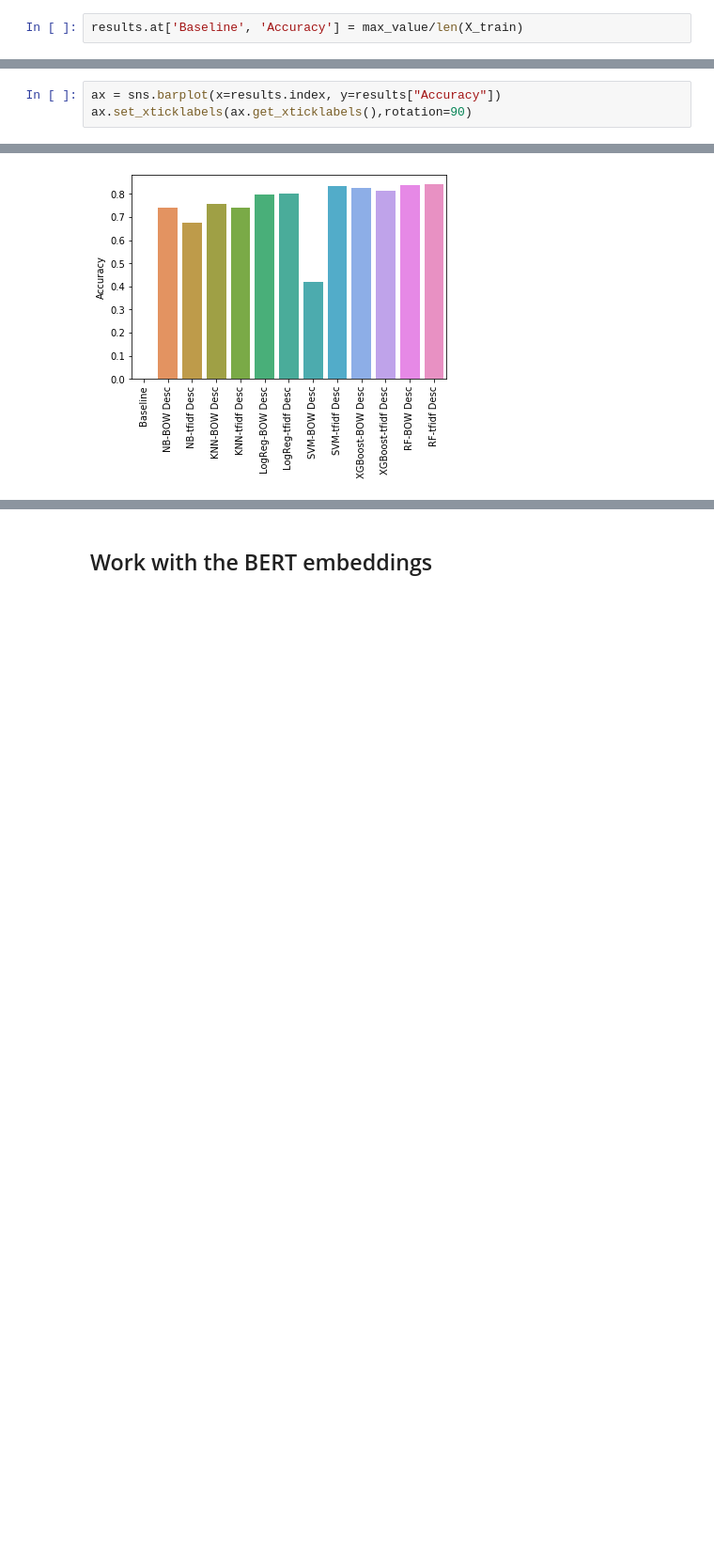
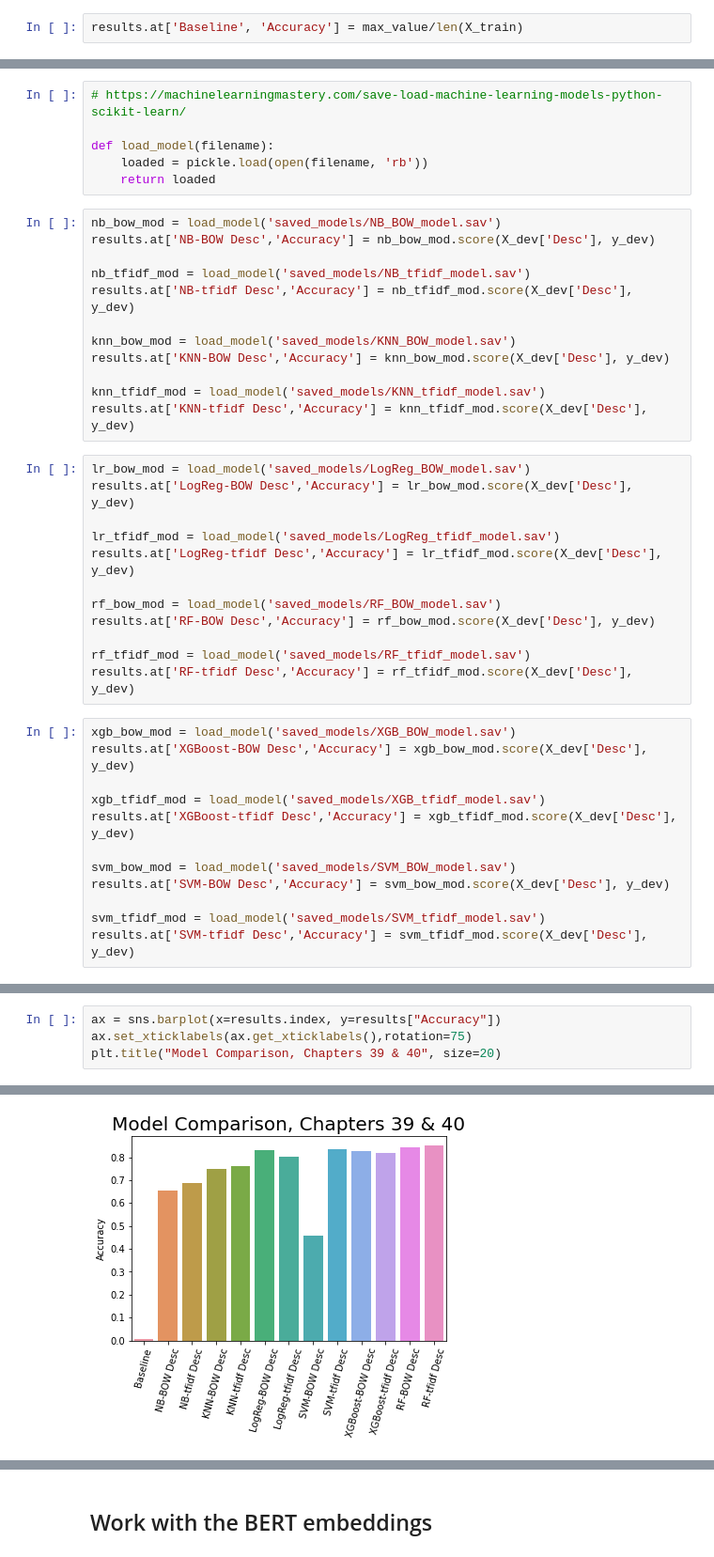
Before and after one commit to ajhoop/MIDS_Capstone, a Jupyter notebook: notebooks/exploratory/Models_small_sampledata39_40_removeHS_andy.ipynb, the cells around one changed output, grey strips where cells are left out. Shown: that part at 94% size. Drawn from its saved outputs; the diff is of its cells as text; blank space fills up the shorter version.

Commit message:
chapters 10-19

```diff
--- a/notebooks/exploratory/Models_small_sampledata39_40_removeHS_andy.ipynb
+++ b/notebooks/exploratory/Models_small_sampledata39_40_removeHS_andy.ipynb
@@ -1097,3 +781,45 @@ Dev set results:
+# %%
+# https://machinelearningmastery.com/save-load-machine-learning-models-python-scikit-learn/
+
+def load_model(filename):
+    loaded = pickle.load(open(filename, 'rb'))
+    return loaded
+# %%
+nb_bow_mod = load_model('saved_models/NB_BOW_model.sav')
+results.at['NB-BOW Desc','Accuracy'] = nb_bow_mod.score(X_dev['Desc'], y_dev)
+
+nb_tfidf_mod = load_model('saved_models/NB_tfidf_model.sav')
+results.at['NB-tfidf Desc','Accuracy'] = nb_tfidf_mod.score(X_dev['Desc'], y_dev)
+
+knn_bow_mod = load_model('saved_models/KNN_BOW_model.sav')
+results.at['KNN-BOW Desc','Accuracy'] = knn_bow_mod.score(X_dev['Desc'], y_dev)
+
+knn_tfidf_mod = load_model('saved_models/KNN_tfidf_model.sav')
+results.at['KNN-tfidf Desc','Accuracy'] = knn_tfidf_mod.score(X_dev['Desc'], y_dev)
+# %%
+lr_bow_mod = load_model('saved_models/LogReg_BOW_model.sav')
+results.at['LogReg-BOW Desc','Accuracy'] = lr_bow_mod.score(X_dev['Desc'], y_dev)
+
+lr_tfidf_mod = load_model('saved_models/LogReg_tfidf_model.sav')
+results.at['LogReg-tfidf Desc','Accuracy'] = lr_tfidf_mod.score(X_dev['Desc'], y_dev)
+
+rf_bow_mod = load_model('saved_models/RF_BOW_model.sav')
+results.at['RF-BOW Desc','Accuracy'] = rf_bow_mod.score(X_dev['Desc'], y_dev)
+
+rf_tfidf_mod = load_model('saved_models/RF_tfidf_model.sav')
+results.at['RF-tfidf Desc','Accuracy'] = rf_tfidf_mod.score(X_dev['Desc'], y_dev)
+# %%
+xgb_bow_mod = load_model('saved_models/XGB_BOW_model.sav')
+results.at['XGBoost-BOW Desc','Accuracy'] = xgb_bow_mod.score(X_dev['Desc'], y_dev)
+
+xgb_tfidf_mod = load_model('saved_models/XGB_tfidf_model.sav')
+results.at['XGBoost-tfidf Desc','Accuracy'] = xgb_tfidf_mod.score(X_dev['Desc'], y_dev)
+
+svm_bow_mod = load_model('saved_models/SVM_BOW_model.sav')
+results.at['SVM-BOW Desc','Accuracy'] = svm_bow_mod.score(X_dev['Desc'], y_dev)
+
+svm_tfidf_mod = load_model('saved_models/SVM_tfidf_model.sav')
+results.at['SVM-tfidf Desc','Accuracy'] = svm_tfidf_mod.score(X_dev['Desc'], y_dev)
 # %%
 results
 # %% [output]
@@ -1114,4 +840,5 @@ results
 # %%
 ax = sns.barplot(x=results.index, y=results["Accuracy"])
-ax.set_xticklabels(ax.get_xticklabels(),rotation=90)
+ax.set_xticklabels(ax.get_xticklabels(),rotation=75)
+plt.title("Model Comparison, Chapters 39 & 40", size=20)
 # %% [output]
@@ -1131 +846 @@ ax.set_xticklabels(ax.get_xticklabels(),rotation=90)
-[figure, old version]
+[figure, new version]
```
Also changed, not shown: parts of 69 cells of this notebook, 4 other files.
